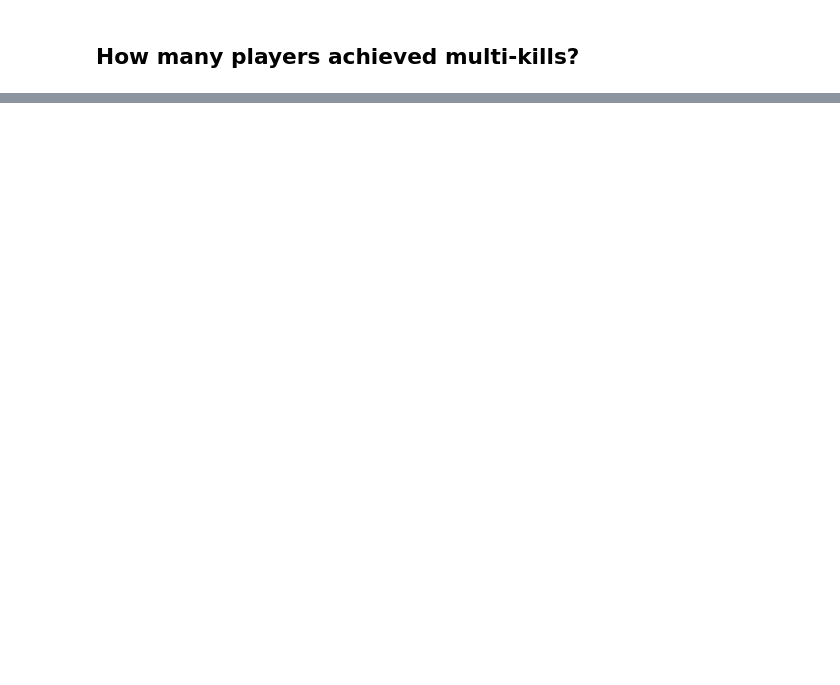
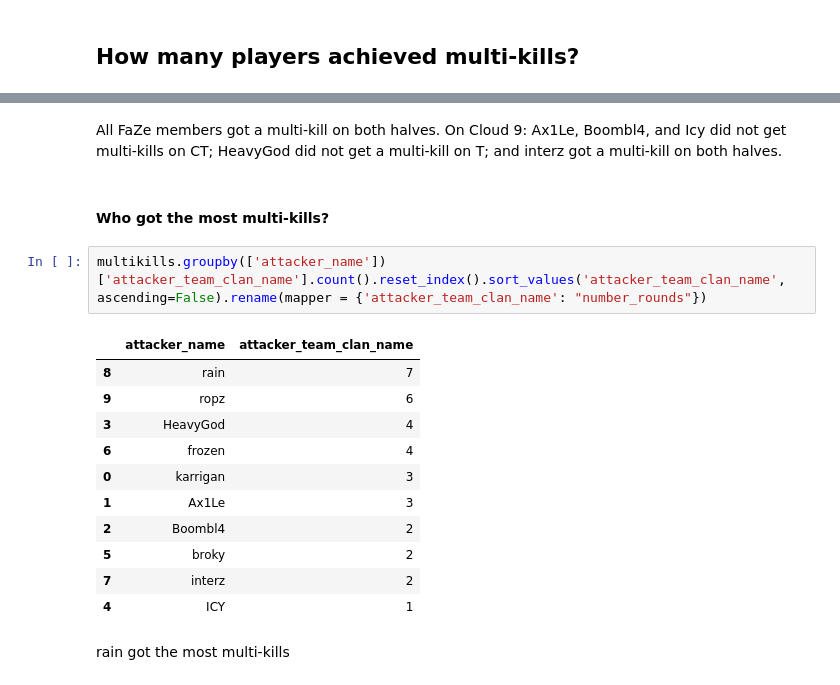
Before and after one commit to dickinsonmatt/counter-strike, a Jupyter notebook: analysis.ipynb, the cells around one changed output, grey strips where cells are left out. Saved outputs shown, nothing was run; the diff lists cells and outputs as text; blank space fills up the shorter version.

```diff
--- a/analysis.ipynb
+++ b/analysis.ipynb
@@ -347,0 +390,20 @@ multikills.reset_index().drop_duplicates(subset = 'attacker_name').reset_index(d
+# %% [markdown]
+All FaZe members got a multi-kill on both halves. On Cloud 9: Ax1Le, Boombl4, and Icy did not get multi-kills on CT; HeavyGod did not get a multi-kill on T; and interz got a multi-kill on both halves.
+# %% [markdown]
+#### Who got the most multi-kills?
+# %%
+multikills.groupby(['attacker_name'])['attacker_team_clan_name'].count().reset_index().sort_values('attacker_team_clan_name', ascending=False).rename(mapper = {'attacker_team_clan_name': "number_rounds"})
+# %% [output]
+|  | attacker_name | attacker_team_clan_name |
+| 8 | rain | 7 |
+| 9 | ropz | 6 |
+| 3 | HeavyGod | 4 |
+| 6 | frozen | 4 |
+| 0 | karrigan | 3 |
+| 1 | Ax1Le | 3 |
+| 2 | Boombl4 | 2 |
+| 5 | broky | 2 |
+| 7 | interz | 2 |
+| 4 | ICY | 1 |
+# %% [markdown]
+rain got the most multi-kills
```
Also changed, not shown: parts of 6 cells of this notebook.
